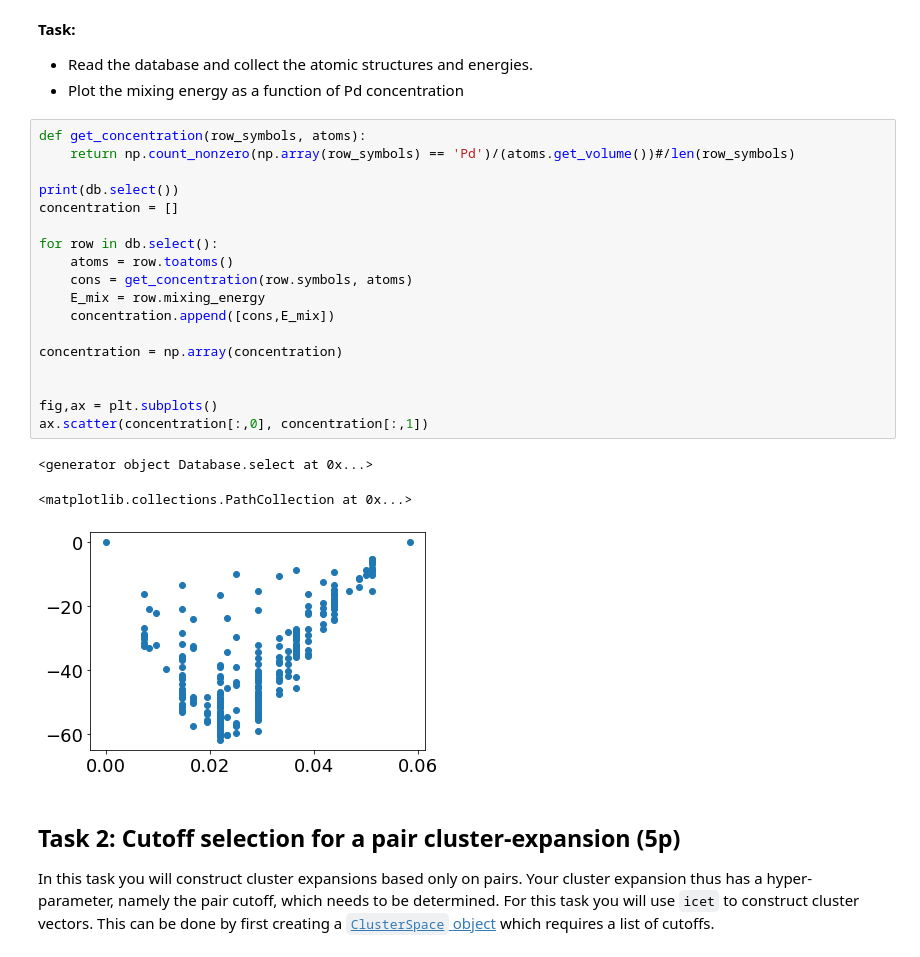
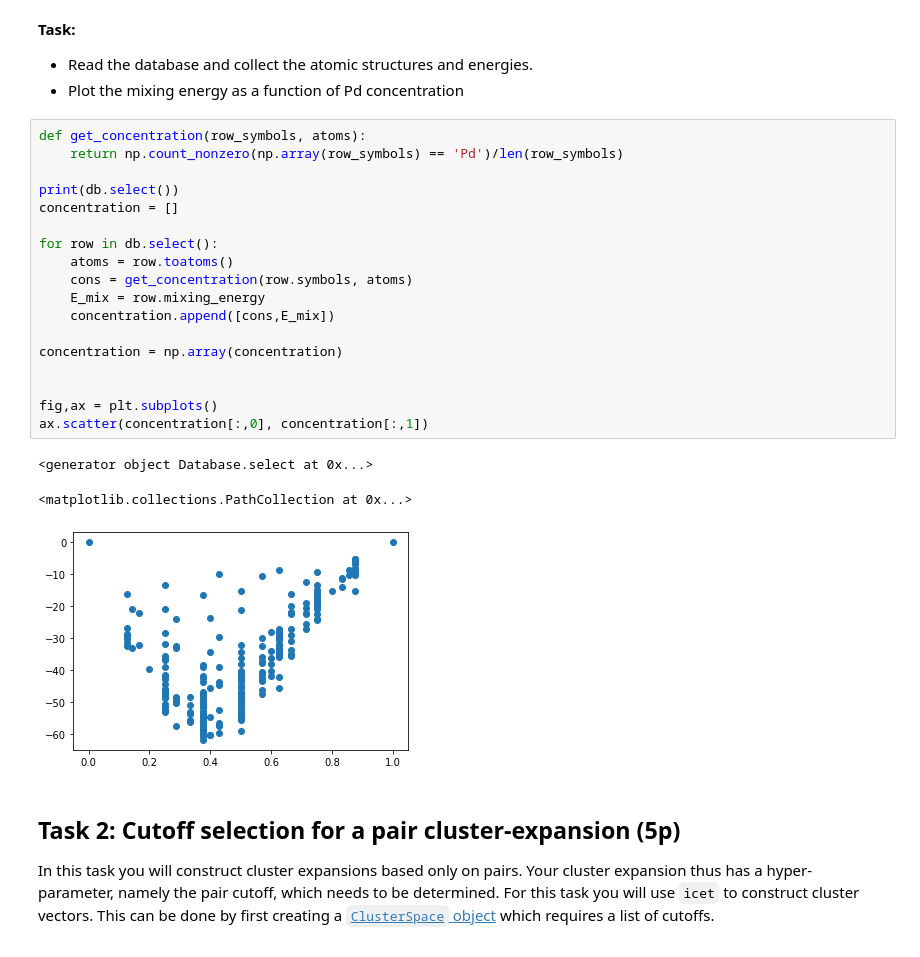
Before and after one commit to elindgren/asam_projects, a Jupyter notebook: Project2/TIF345_CE_project_2a.ipynb, the cells around one changed output. Saved outputs shown, nothing was run; the diff lists cells and outputs as text.

```diff
--- a/Project2/TIF345_CE_project_2a.ipynb
+++ b/Project2/TIF345_CE_project_2a.ipynb
@@ -180,26 +180,26 @@ Here each row corresponds to an atomic structure with an attached mixing energy
 * Plot the mixing energy as a function of Pd concentration
 # %%
 def get_concentration(row_symbols, atoms):
-    return np.count_nonzero(np.array(row_symbols) == 'Pd')/(atoms.get_volume())#/len(row_symbols)
+    return np.count_nonzero(np.array(row_symbols) == 'Pd')/len(row_symbols)
 
 print(db.select())
 concentration = []
 
 for row in db.select():
     atoms = row.toatoms()
     cons = get_concentration(row.symbols, atoms)
     E_mix = row.mixing_energy
     concentration.append([cons,E_mix])
 
 concentration = np.array(concentration)
 
 
 fig,ax = plt.subplots()
 ax.scatter(concentration[:,0], concentration[:,1])
 # %% [output]
 <generator object Database.select at 0x...>
 <matplotlib.collections.PathCollection at 0x...>
-[figure, old version]
+[figure, new version]
 # %% [markdown]
 ## Task 2: Cutoff selection for a pair cluster-expansion  (5p)
 In this task you will construct cluster expansions based only on pairs.
```
Also changed, not shown: parts of 12 cells of this notebook, 5 other files.
